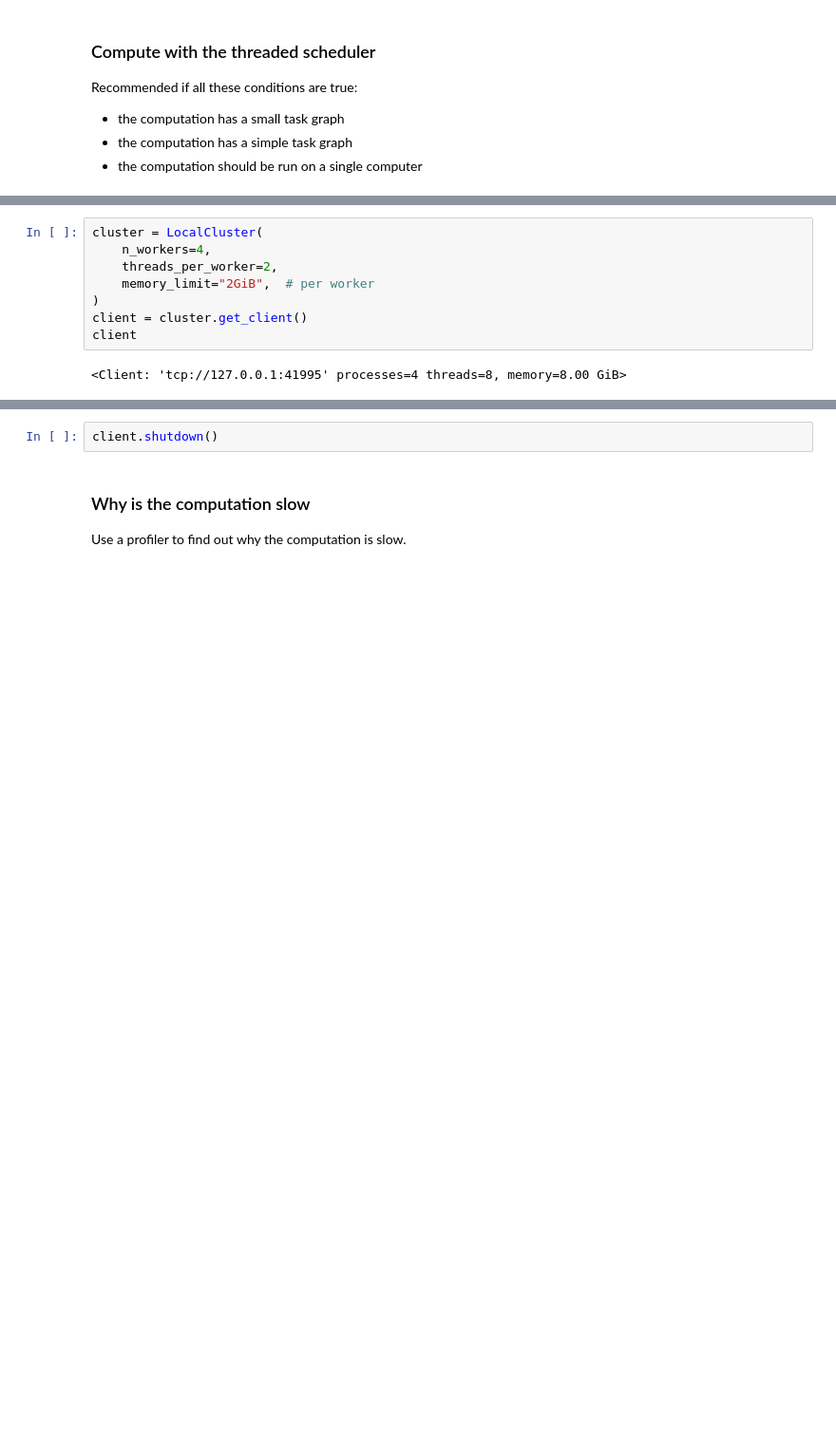
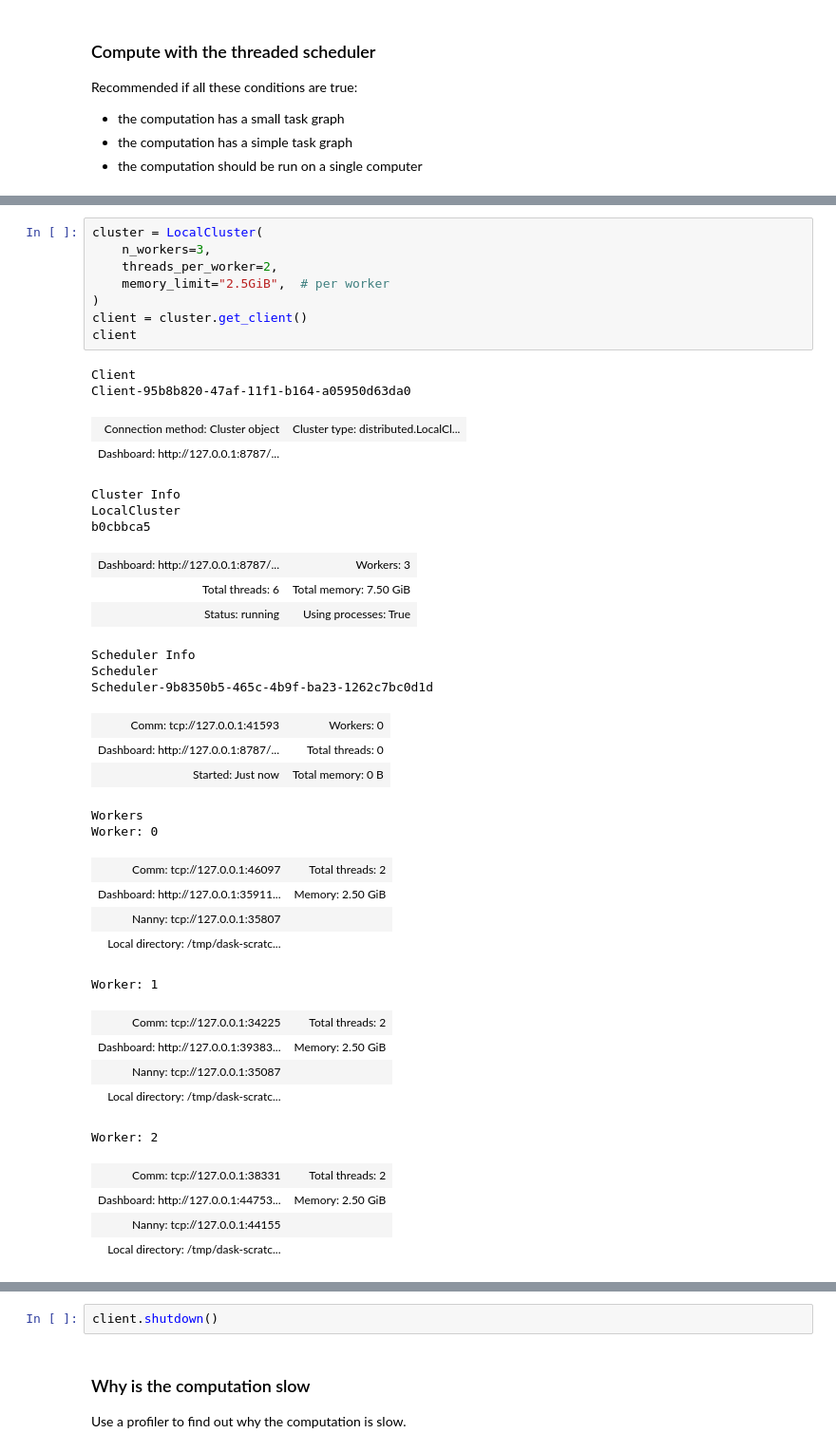
Before and after one commit to bouweandela/parallel-python-xarray-dask-example, a Jupyter notebook: notebook.ipynb, the cells around one changed output, grey strips where cells are left out. Shown at 95% size. Saved outputs shown, nothing was run; the diff lists cells and outputs as text; blank space fills up the shorter version.

```diff
--- a/notebook.ipynb
+++ b/notebook.ipynb
@@ -319,14 +341,45 @@ Recommended if any of these conditions is true:
 - the computation should be run on multiple computers
 # %%
 cluster = LocalCluster(
-    n_workers=4,
+    n_workers=3,
     threads_per_worker=2,
-    memory_limit="2GiB",  # per worker
+    memory_limit="2.5GiB",  # per worker
 )
 client = cluster.get_client()
 client
 # %% [output]
-<Client: 'tcp://127.0.0.1:41995' processes=4 threads=8, memory=8.00 GiB>
+Client
+Client-95b8b820-47af-11f1-b164-a05950d63da0
+| Connection method: Cluster object | Cluster type: distributed.LocalCl... |
+| Dashboard: http://127.0.0.1:8787/... |  |
+Cluster Info
+LocalCluster
+b0cbbca5
+| Dashboard: http://127.0.0.1:8787/... | Workers: 3 |
+| Total threads: 6 | Total memory: 7.50 GiB |
+| Status: running | Using processes: True |
+Scheduler Info
+Scheduler
+Scheduler-9b8350b5-465c-4b9f-ba23-1262c7bc0d1d
+| Comm: tcp://127.0.0.1:41593 | Workers: 0 |
+| Dashboard: http://127.0.0.1:8787/... | Total threads: 0 |
+| Started: Just now | Total memory: 0 B |
+Workers
+Worker: 0
+| Comm: tcp://127.0.0.1:46097 | Total threads: 2 |
+| Dashboard: http://127.0.0.1:35911... | Memory: 2.50 GiB |
+| Nanny: tcp://127.0.0.1:35807 |  |
+| Local directory: /tmp/dask-scratc... |  |
+Worker: 1
+| Comm: tcp://127.0.0.1:34225 | Total threads: 2 |
+| Dashboard: http://127.0.0.1:39383... | Memory: 2.50 GiB |
+| Nanny: tcp://127.0.0.1:35087 |  |
+| Local directory: /tmp/dask-scratc... |  |
+Worker: 2
+| Comm: tcp://127.0.0.1:38331 | Total threads: 2 |
+| Dashboard: http://127.0.0.1:44753... | Memory: 2.50 GiB |
+| Nanny: tcp://127.0.0.1:44155 |  |
+| Local directory: /tmp/dask-scratc... |  |
 # %%
 %time climatology.air.compute();
 # %% [output]
```
Also changed, not shown: parts of 31 cells of this notebook, 2 other files.
